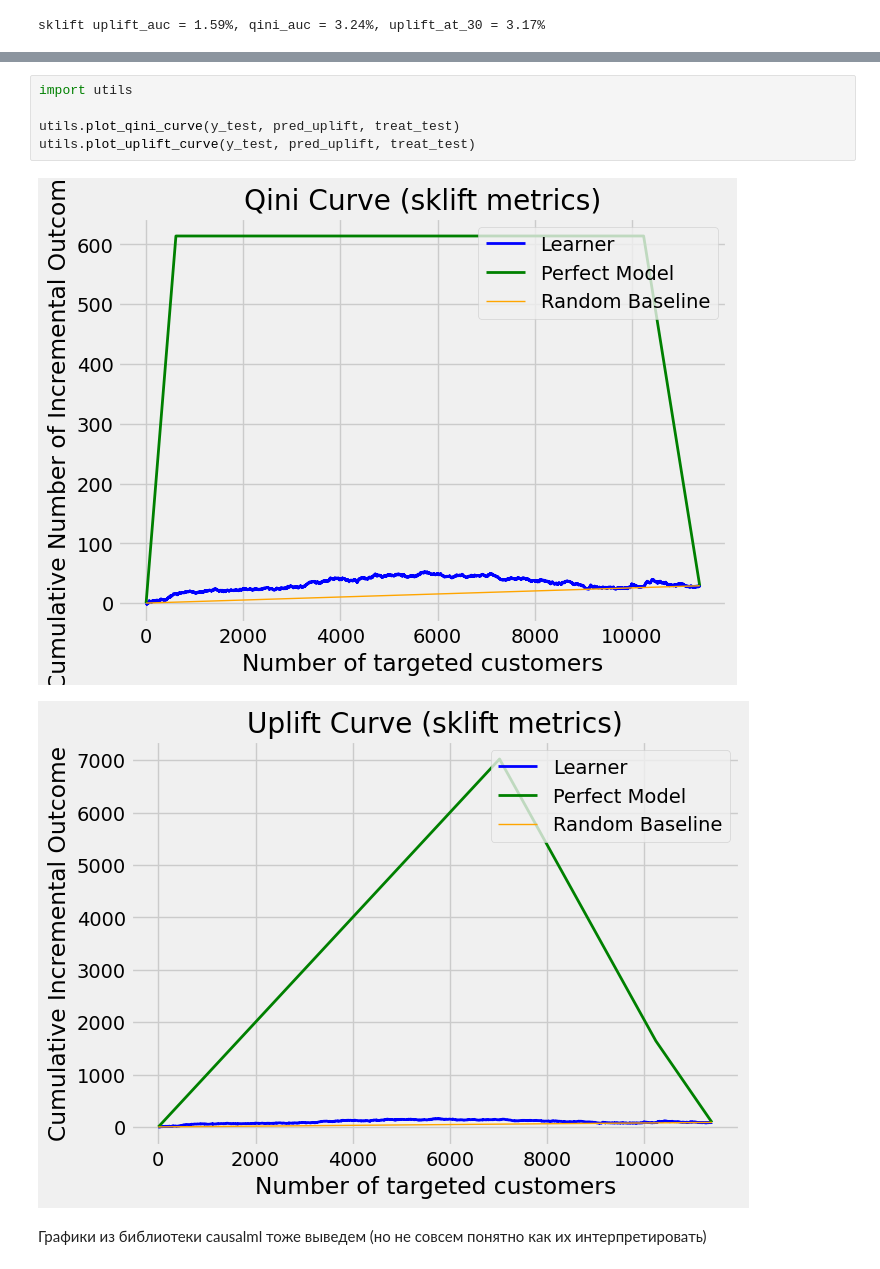
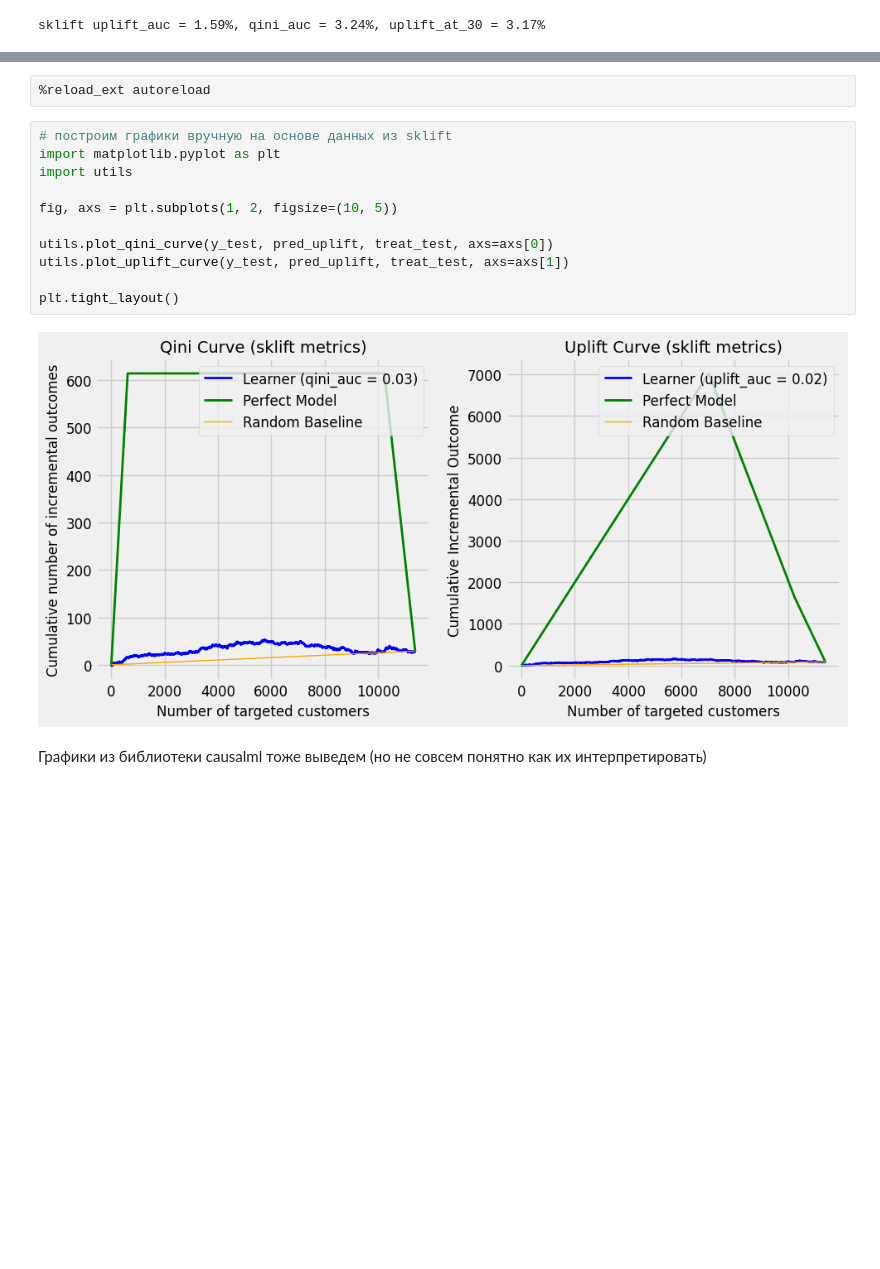
Before and after one commit to khromenko/mle-uplift-final-project-2025, a Jupyter notebook: final_project.ipynb, the cells around one changed output, grey strips where cells are left out. Cells and saved outputs as stored; diff of their text form; blank space fills up the shorter version.

```diff
--- a/final_project.ipynb
+++ b/final_project.ipynb
@@ -830,14 +918,21 @@ causal uplift_auc = 113.26%, qini_auc = 61.88%
 
 #from sklift.viz import plot_qini_curve
 #plot_qini_curve(y_test, pred_uplift, treat_test)
-# %%
-import utils
-
-utils.plot_qini_curve(y_test, pred_uplift, treat_test)
-utils.plot_uplift_curve(y_test, pred_uplift, treat_test)
-# %% [output]
-[figure, removed]
-[figure, removed]
+# %%
+%reload_ext autoreload
+# %%
+# построим графики вручную на основе данных из sklift
+import matplotlib.pyplot as plt
+import utils
+
+fig, axs = plt.subplots(1, 2, figsize=(10, 5))
+
+utils.plot_qini_curve(y_test, pred_uplift, treat_test, axs=axs[0])
+utils.plot_uplift_curve(y_test, pred_uplift, treat_test, axs=axs[1])
+
+plt.tight_layout()
+# %% [output]
+[figure, added]
 # %% [markdown]
 Графики из библиотеки causalml тоже выведем (но не совсем понятно как их интерпретировать)
 # %%
```
Also changed, not shown: parts of 15 cells of this notebook, 2 other files.
